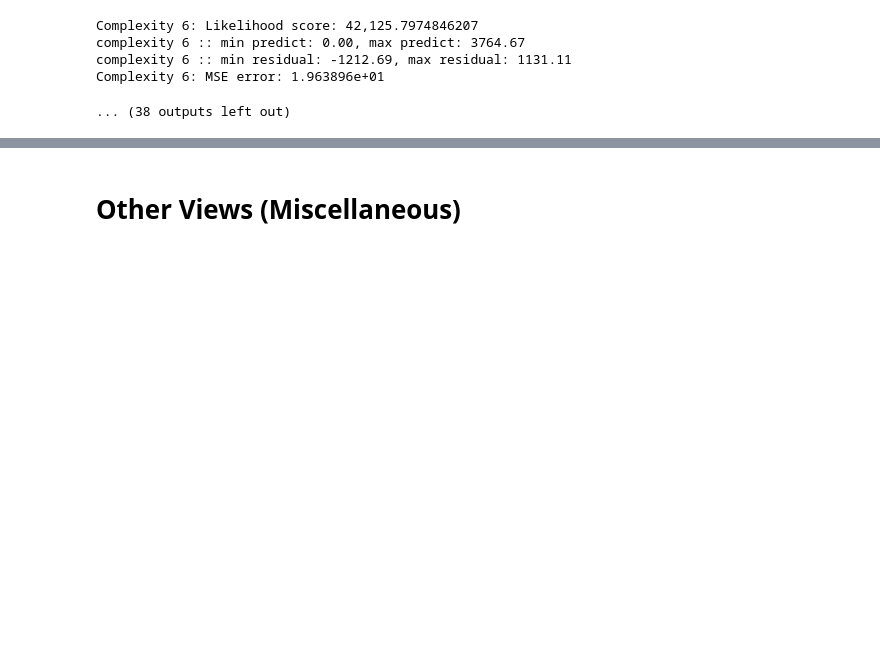
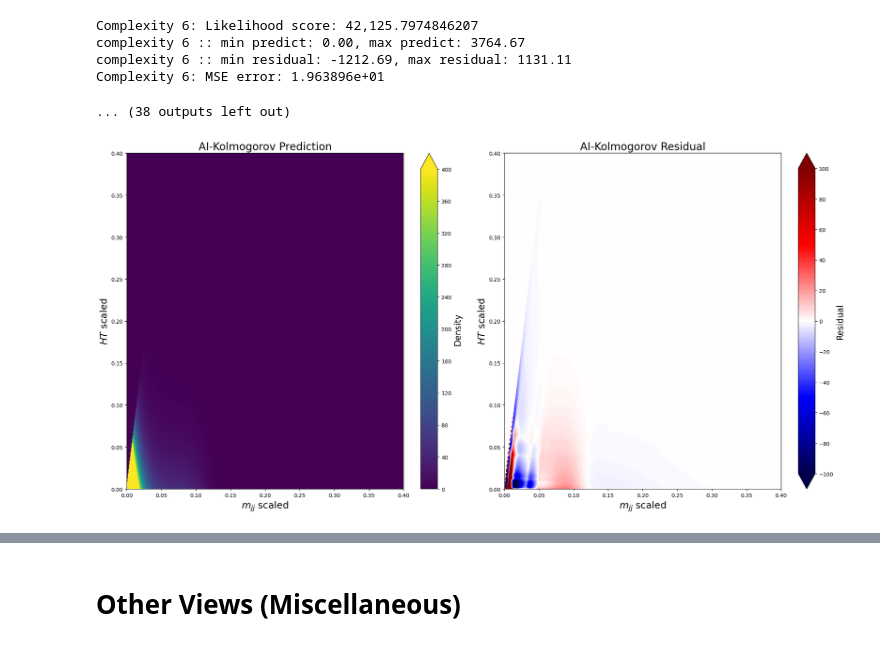
Before and after one commit to Angelo92Git/SymbolicDensityEstimation, a Jupyter notebook: visualization/dijet_neuralde_visualization.ipynb, the cells around one changed output, grey strips where cells are left out. Cells and saved outputs as stored; diff of their text form; code cells hidden in the pictures; blank space fills up the shorter version.

```diff
--- a/visualization/dijet_neuralde_visualization.ipynb
+++ b/visualization/dijet_neuralde_visualization.ipynb
@@ -687,3 +687,91 @@ complexity 6 :: min predict: 0.00, max predict: 3764.67
 complexity 6 :: min residual: -1212.69, max residual: 1131.11
 Complexity 6: MSE error: 1.963896e+01
 ... (38 outputs left out)
+# %%
+# Get the title for the current function
+title = latex_labels[i]
+
+# Create a new figure for each iteration
+fig, axes = plt.subplots(1, 2, figsize=(20, 10))
+
+level_min = 0
+level_max = 400
+level_min_delta = -100
+level_max_delta = 100
+# --- Plot 1: Original Function Plot (current_function) ---
+ax1 = axes[0]
+
+# Calculate the function output
+function_output = masked_functions[-1](grids[0], grids[1], mask)
+if np.shape(function_output) == (1,1) or np.shape(function_output)==():
+    function_output = function_output*np.ones(grids[0].shape)
+
+# Set levels based on your required range
+levels_original = np.linspace(level_min, level_max, 200)
+
+contour1 = ax1.contourf(
+    grids[0], grids[1],
+    function_output/density_scale_factor,
+    levels=levels_original,
+    cmap='viridis',
+    extend='max'
+)
+# The colorbar needs to be updated for each plot
+cbar = fig.colorbar(contour1, ax=ax1, label="Density", ticks=np.linspace(level_min, level_max, 11))
+cbar.set_label("Density", fontsize=16)
+
+ax1.set_xlabel(r"$m_{jj}$ scaled", fontsize=18)
+ax1.set_ylabel(r"$HT$ scaled", fontsize=18)
+ax1.set_title(f"AI-Kolmogorov Prediction", fontsize=20)
+ax1.set_xlim(0, 0.4)
+ax1.set_ylim(0, 0.4)
+
+# --- Plot 2: Residual Plot (current_function - sum_grid) ---
+ax2 = axes[1]
+
+# Calculate the residual
+residual_output = function_output/density_scale_factor - neural_predicted_density
+residual_output[mask] = 0.0
+
+# Set levels for the residual plot (should be symmetric around zero)
+levels_residual = np.linspace(level_min_delta, level_max_delta, 200)
+
+contour2 = ax2.contourf(
+    grids[0], grids[1],
+    residual_output,
+    levels=levels_residual,
+    cmap='seismic', # 'seismic' is good for residuals (zero in the middle)
+    extend='both'
+)
+# The colorbar needs to be updated for each plot
+cbar = fig.colorbar(contour2, ax=ax2, label="Residual", ticks=np.linspace(level_min_delta, level_max_delta, 11))
+cbar.set_label("Residual", fontsize=16)
+
+ax2.set_xlabel(r"$m_{jj}$ scaled", fontsize=18)
+ax2.set_ylabel(r"$HT$ scaled", fontsize=18)
+ax2.set_title(f"AI-Kolmogorov Residual", fontsize=20)
+ax2.set_xlim(0, 0.4)
+ax2.set_ylim(0, 0.4)
+
+# Final adjustments and saving
+plt.tight_layout()
+plt.show()
+plt.close(fig)
+
+# 3. Force the Python garbage collector to clean up memory
+gc.collect()
+prediction_eval_at_samples = current_function(test_samples[:,0], test_samples[:,1], np.zeros(np.shape(test_samples[:,0])))
+likelihood_score_of_prediction = np.sum(np.log(prediction_eval_at_samples/density_scale_factor))
+print(f"Complexity {complexity[i]}: Likelihood score: {likelihood_score_of_prediction:,}")
+print(f"complexity {complexity[i]} :: min predict: {np.min(current_function(grids[0], grids[1], mask)/density_scale_factor):.2f}, max predict: {np.max(current_function(grids[0], grids[1], mask)/density_scale_factor):.2f}")
+min_residual = np.min(residual_output)
+max_residual = np.max(residual_output)
+print(f"complexity {complexity[i]} :: min residual: {min_residual:.2f}, max residual: {max_residual:.2f}")
+mse_error = np.mean((density_scale_factor*residual_output)**2)
+print(f"Complexity {complexity[i]}: MSE error: {mse_error:.6e}")
+# Explicitly delete large arrays and clear memory before the next loop iteration
+del prediction_eval_at_samples
+del residual_output
+gc.collect()
+# %% [output]
+[figure, added]
```
Also changed, not shown: parts of 2 cells of this notebook, 1 other file.
